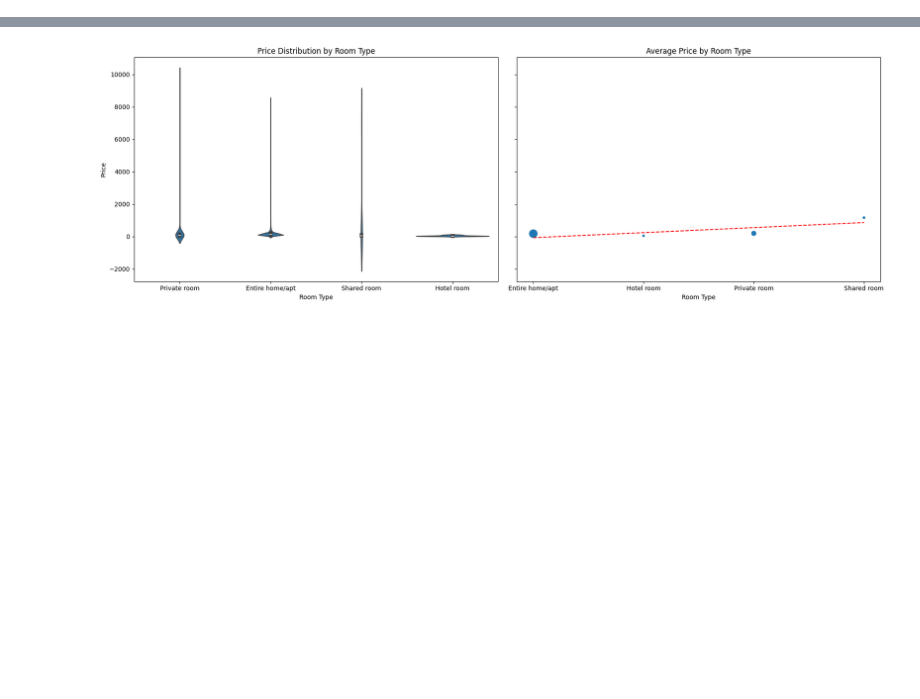
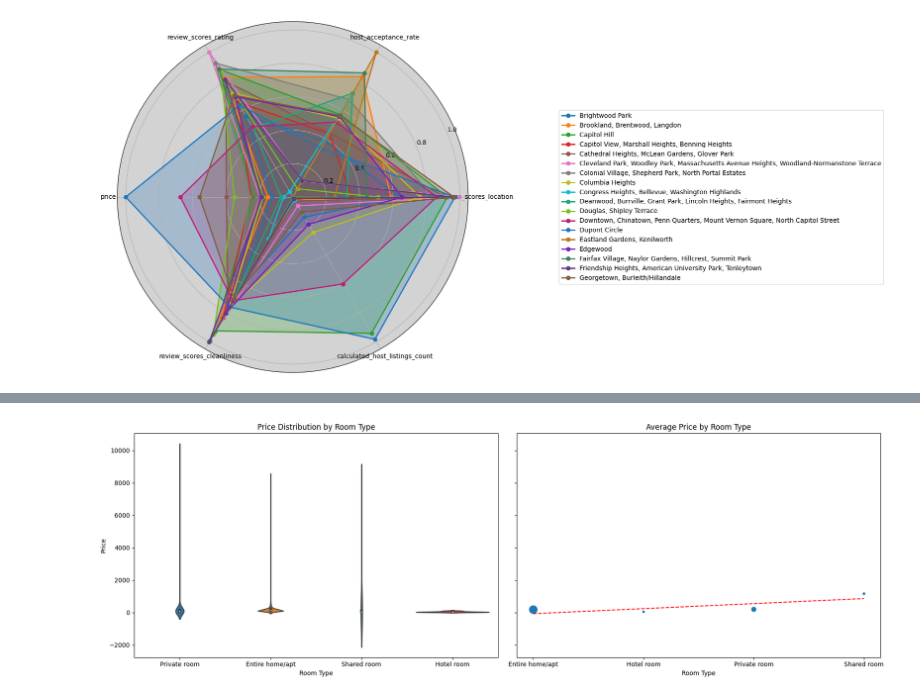
Before and after one commit to sk2337/datavizproject, a Jupyter notebook: Visualization.ipynb, the cells around one changed output, grey strips where cells are left out. Cells and saved outputs as stored; diff of their text form; code cells hidden in the pictures; blank space fills up the shorter version.

```diff
--- a/Visualization.ipynb
+++ b/Visualization.ipynb
@@ -1,7 +1,7 @@
 # %%
 import pandas as pd
 # %%
-df=pd.read_csv('/listings 2.csv')
+df=pd.read_csv('listings 2.csv')
 columns_to_drop = [ 'listing_url', 'scrape_id', 'last_scraped', 'source', 'description', 'picture_url','host_id','host_url',
                    'host_thumbnail_url','host_picture_url','minimum_minimum_nights','maximum_minimum_nights','minimum_maximum_nights','maximum_maximum_nights'
                    ,'name','neighborhood_overview','host_response_time','neighbourhood_group_cleansed','minimum_nights_avg_ntm',
@@ -40,8 +40,6 @@ neighbourhood_mapping = {
 
 # Replace the 'neighbourhood_cleansed' in the DataFrame using the mapping
 df['neighbourhood_cleansed'] = df['neighbourhood_cleansed'].replace(neighbourhood_mapping)
-
-df.head()
 # %% [output]
 |  | id | host_name | host_since | host_location | host_about | host_response_rate | host_acceptance_rate | ... |
 | 0 | 3686 | Vita | 2008-11-26 | Washington D.C., DC | I am a literary scholar, teacher,... | NaN | 1.00 | ... |
@@ -50,15 +48,15 @@ df.head()
 | 3 | 4529 | Bertina | 2008-12-30 | Washington, DC | I am a retried teacher. I enjoy w... | NaN | NaN | ... |
 | 4 | 4967 | Edward | 2009-01-26 | NaN | I am fun, honest and very easy go... | NaN | 0.85 | ... |
 # %%
+
 import matplotlib.pyplot as plt
 import numpy as np
 import ipywidgets as widgets
 from IPython.display import display
 from functools import lru_cache
 import matplotlib.cm as cm
+from matplotlib.font_manager import FontProperties
 
-
-from functools import lru_cache
 
 neighborhood_colors = {
     'Brightwood Park': '#1f77b4',  # Blue
@@ -87,41 +85,106 @@ agg_functions = {
     'review_scores_rating': 'mean',
     'price': 'mean',
     'review_scores_cleanliness': 'mean',
     'calculated_host_listings_count': 'sum'
 }
 df['price'] = df['price'].replace('[\$,]', '', regex=True).astype(float)
 df['host_acceptance_rate'] = df['host_acceptance_rate'].replace('[%,]', '', regex=True).astype(float)
 grouped_df = df.groupby('neighbourhood_cleansed').agg(agg_functions)
 normalized_df = (grouped_df - grouped_df.min()) / (grouped_df.max() - grouped_df.min())
 
 
+font = FontProperties()
+font.set_size(10)
+font.set_weight('bold')
+
+# Calculate angles for radar chart axes
 num_vars = len(agg_functions)
 angles = np.linspace(0, 2 * np.pi, num_vars, endpoint=False).tolist()
-angles += angles[:1]
+angles += angles[:1]  # Complete the loop
 
+# Cache function to get data for each neighborhood
 @lru_cache(maxsize=128)
 def get_neighborhood_data(neighborhood):
     values = normalized_df.loc[neighborhood].tolist()
-    values += values[:1]
+    values += values[:1]  # Repeat the first value at the end for a closed plot
     return values
+
+
+
 def plot_neighborhood(neighborhood):
-    fig, ax = plt.subplots(figsize=(8, 8), subplot_kw=dict(polar=True))
+    # Close previous figures
+    plt.close('all')
+
+    fig, ax = plt.subplots(figsize=(10, 10), subplot_kw=dict(polar=True))
+    ax.set_facecolor('lightgray')
+
     values = get_neighborhood_data(neighborhood)
-    color = neighborhood_colors.get(neighborhood, '#333333')  # Default to grey if no color is defined
-    print(f"Plotting {neighborhood}: Color used - {color}")
+    color = neighborhood_colors.get(neighborhood, '#333333')
+
     ax.plot(angles, values, 'o-', linewidth=2, color=color)
     ax.fill(angles, values, alpha=0.25, color=color)
-    ax.set_thetagrids(np.degrees(angles[:-1]), list(agg_functions.keys()))
-    ax.set_title(f'Radar Chart of {neighborhood}')
+
+    ax.set_thetagrids(np.degrees(angles[:-1]), labels=agg_functions.keys())
+
+    ax.set_title(f'Radar Chart for {neighborhood}', fontproperties=font)
+    plt.tight_layout()
     plt.show()
 
 
-# Dropdown menu for selecting the neighborhood
+
+# Function to plot a single neighborhood
+def plot_all_neighborhoods():
+    # Close previous figures
+    plt.close('all')
+
+    fig, ax = plt.subplots(figsize=(10, 10), subplot_kw=dict(polar=True))
+    ax.set_facecolor('lightgray')  # Change the background color of the plot
+
+    for neighborhood in normalized_df.index:
+        if neighborhood in neighborhood_colors:
+            values = get_neighborhood_data(neighborhood)
+            color = neighborhood_colors[neighborhood]
+            ax.plot(angles, values, 'o-', linewidth=2, color=color, label=neighborhood)
+            ax.fill(angles, values, alpha=0.25, color=color)
+
+    # Set the labels for each axis
+    ax.set_thetagrids(np.degrees(angles[:-1]), labels=agg_functions.keys())
+
+    # Set up the legend on the right
+    ax.legend(loc='center left', bbox_to_anchor=(1.25, 0.5))
+
+    # Adjust layout to fit the legend
+    plt.tight_layout(rect=[0, 0, 0.75, 1])
+
+    plt.show()
+
+
+
+
+# Dropdown widget for selecting neighborhoods
 dropdown_neighborhoods = widgets.Dropdown(
-    options=normalized_df.index,
-    value=normalized_df.index[0],
+    options=['All'] + sorted(normalized_df.index),  # Sorted list + option for all
+    value='All',
     description='Neighborhood:',
     disabled=False,
 )
-widgets.interact(plot_neighborhood, neighborhood=dropdown_neighborhoods)
+
+# Function to handle dropdown changes
+from IPython.display import clear_output
+
+
+def on_dropdown_change(change):
+    clear_output(wait=True)  # Clear the output below this cell and wait for the new output
+    if change['new'] == 'All':
+        plot_all_neighborhoods()
+    else:
+        plot_neighborhood(change['new'])
+    display(dropdown_neighborhoods)  # Redisplay the dropdown after clearing output
+
+# Initial call to display the dropdown
+display(dropdown_neighborhoods)
+
+# Observe dropdown changes and link to handler function
+dropdown_neighborhoods.observe(on_dropdown_change, names='value')
 # %% [output]
+[figure, added]
```
Also changed, not shown: parts of 1 cell of this notebook.
